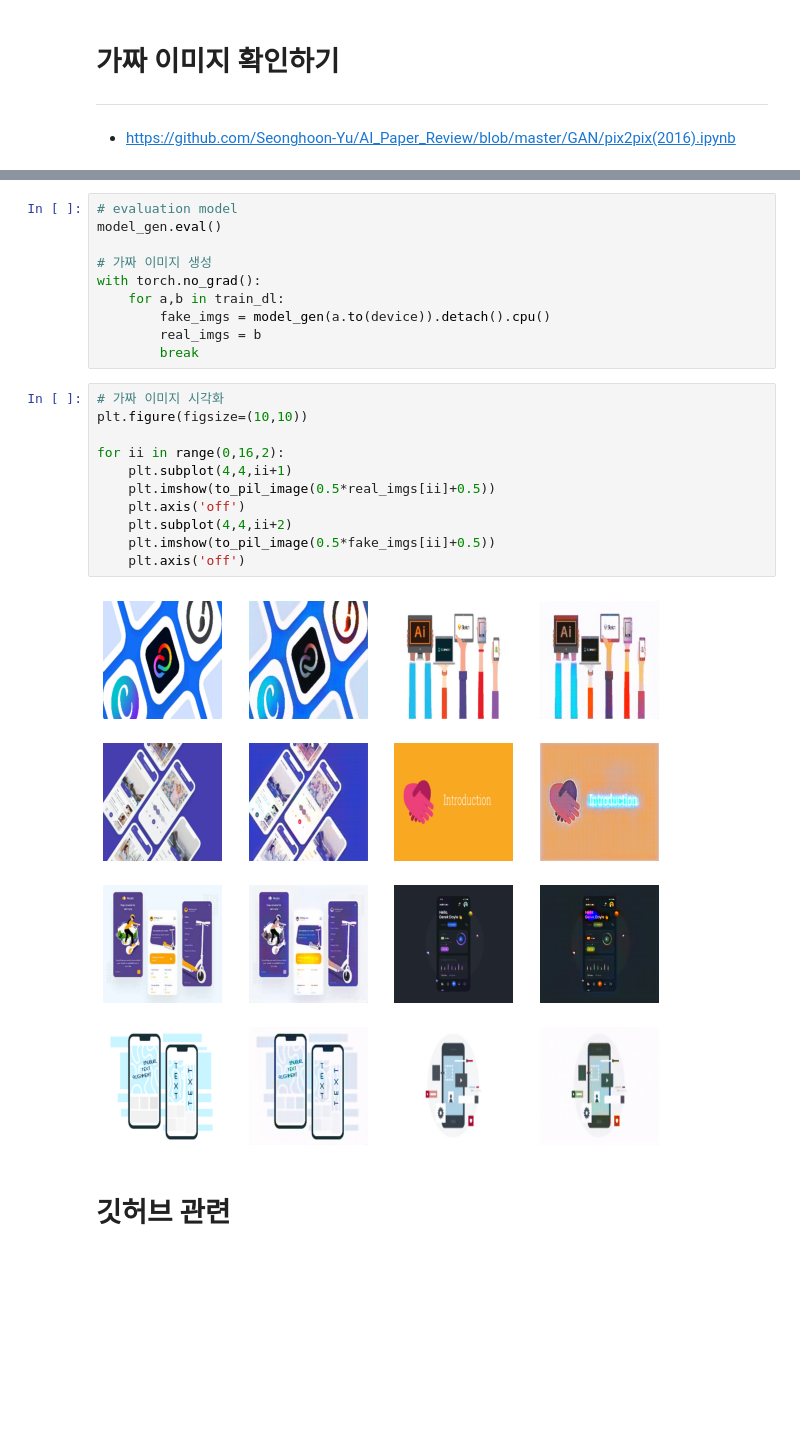
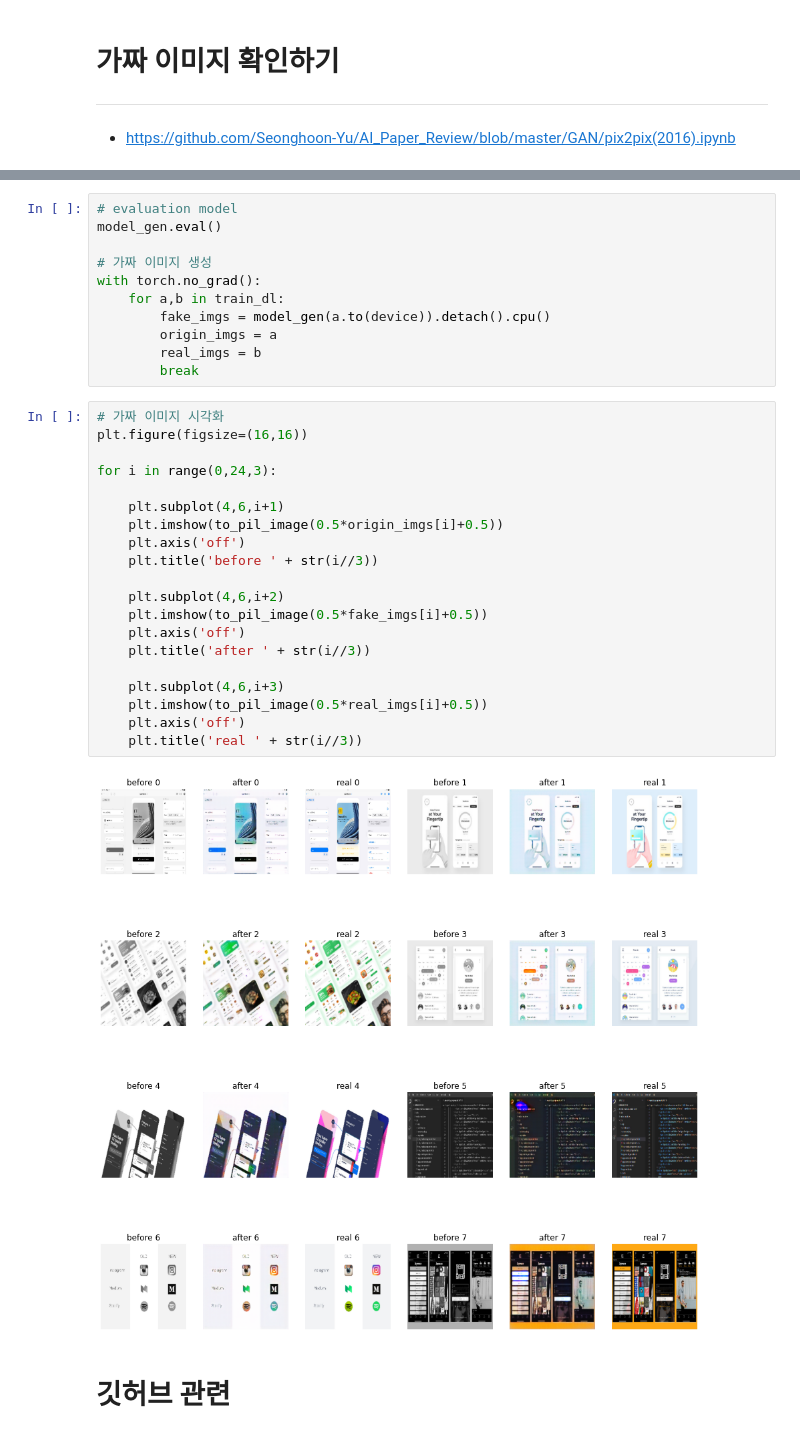
Before and after one commit to ddophi98/IndividualProjcet-lofiToHifi, a Jupyter notebook: LoFi_To_HiFi.ipynb, the cells around one changed output, grey strips where cells are left out. Drawn from its saved outputs; the diff is of its cells as text; blank space fills up the shorter version.

```diff
--- a/LoFi_To_HiFi.ipynb
+++ b/LoFi_To_HiFi.ipynb
@@ -517,21 +595,31 @@ model_gen.eval()
 with torch.no_grad():
     for a,b in train_dl:
         fake_imgs = model_gen(a.to(device)).detach().cpu()
+        origin_imgs = a
         real_imgs = b
         break
 # %%
 # 가짜 이미지 시각화
-plt.figure(figsize=(10,10))
+plt.figure(figsize=(16,16))
 
-for ii in range(0,16,2):
-    plt.subplot(4,4,ii+1)
-    plt.imshow(to_pil_image(0.5*real_imgs[ii]+0.5))
+for i in range(0,24,3):
+
+    plt.subplot(4,6,i+1)
+    plt.imshow(to_pil_image(0.5*origin_imgs[i]+0.5))
     plt.axis('off')
-    plt.subplot(4,4,ii+2)
-    plt.imshow(to_pil_image(0.5*fake_imgs[ii]+0.5))
+    plt.title('before ' + str(i//3))
+
+    plt.subplot(4,6,i+2)
+    plt.imshow(to_pil_image(0.5*fake_imgs[i]+0.5))
     plt.axis('off')
+    plt.title('after ' + str(i//3))
+
+    plt.subplot(4,6,i+3)
+    plt.imshow(to_pil_image(0.5*real_imgs[i]+0.5))
+    plt.axis('off')
+    plt.title('real ' + str(i//3))
 # %% [output]
-[figure, old version]
+[figure, new version]
 # %% [markdown]
 # 깃허브 관련
 # %% [markdown]
```
Also changed, not shown: parts of 16 cells of this notebook.
